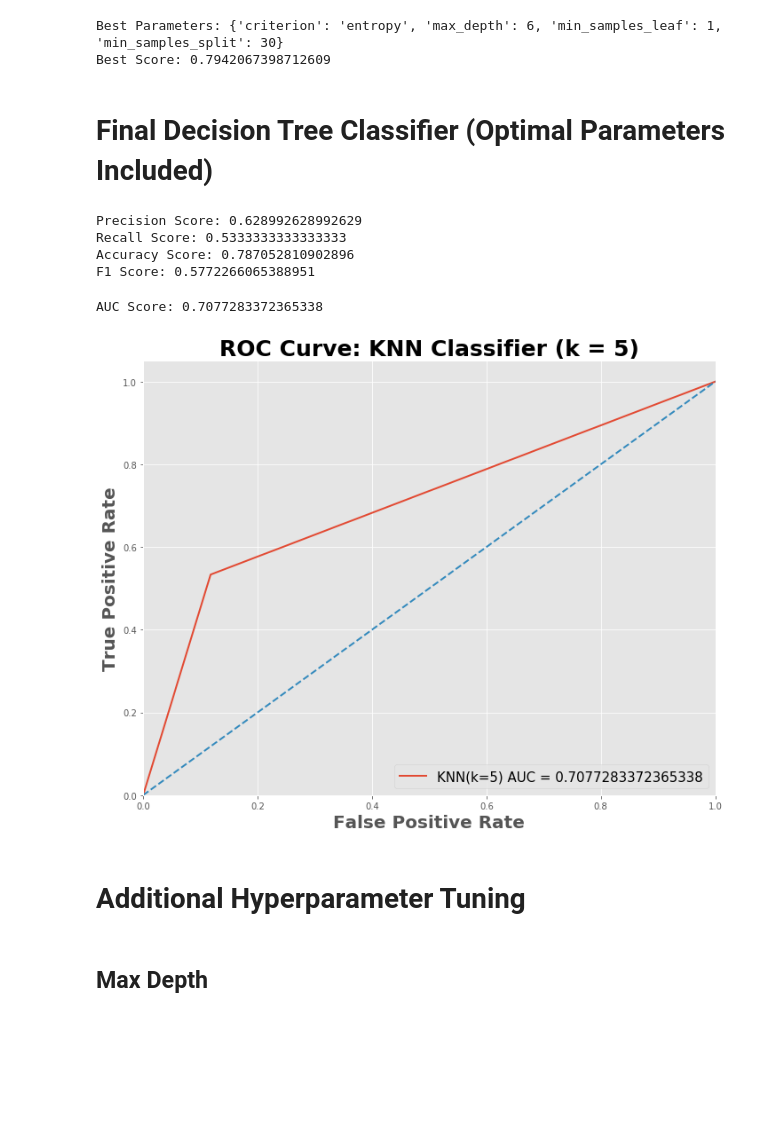
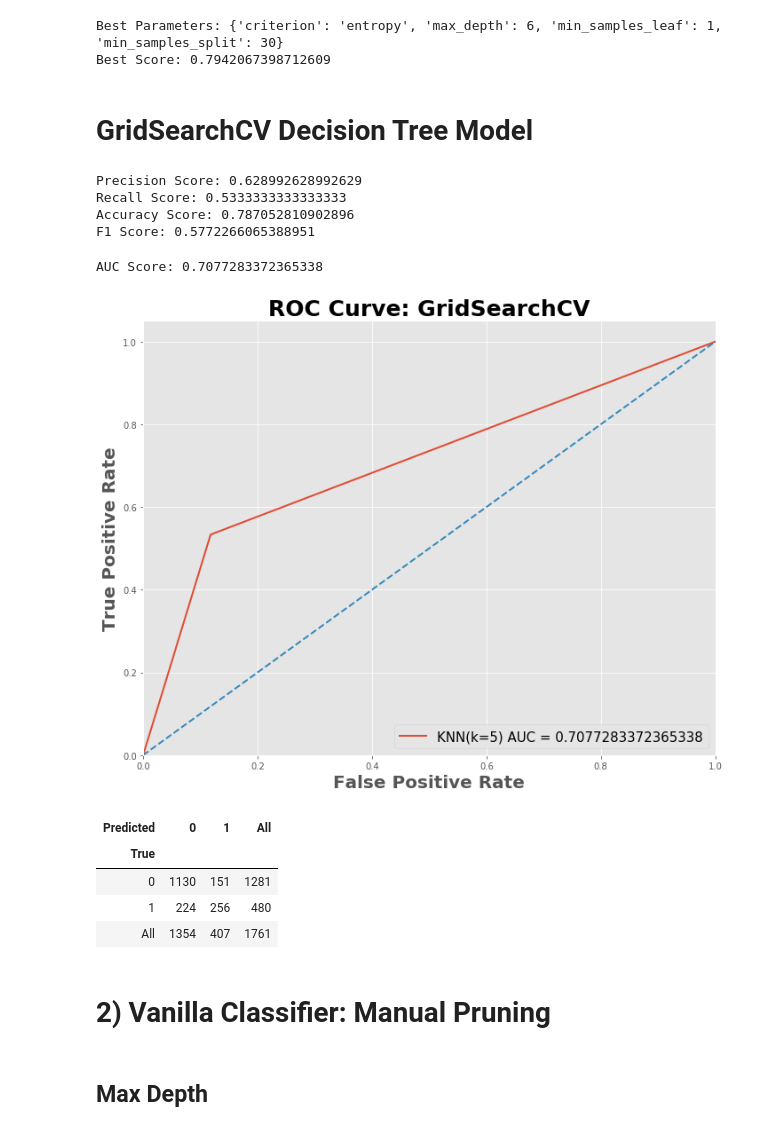
Before and after one commit to andrewcole33/telco_churn_analysis, a Jupyter notebook: decision_tree.ipynb, the cells around one changed output. Drawn from its saved outputs; the diff is of its cells as text; code cells hidden in the pictures; blank space fills up the shorter version.

Commit message:
Finish decision tree notebook

```diff
--- a/decision_tree.ipynb
+++ b/decision_tree.ipynb
@@ -137,7 +134,7 @@ print(f"Best Score: {gs_tree.best_score_}")
 Best Parameters: {'criterion': 'entropy', 'max_depth': 6, 'min_samples_leaf': 1, 'min_samples_split': 30}
 Best Score: 0.7942067398712609
 # %% [markdown]
-# Final Decision Tree Classifier (Optimal Parameters Included)
+# GridSearchCV Decision Tree Model
 # %%
 final_clf = DecisionTreeClassifier(
     criterion = 'entropy',
@@ -161,24 +158,32 @@ F1 Score: 0.5772266065388951
 # %%
 fpr, tpr, threshold = roc_curve(y_test, test_preds2)
 roc_auc = auc(fpr, tpr)
 print(f'AUC Score: {roc_auc}')
 
 plt.style.use('ggplot')
 plt.figure(figsize = (10,8))
 plt.plot(fpr, tpr,lw = 2, label = 'KNN(k=5) AUC = '+str(roc_auc))
 plt.plot([0,1],[0,1], linestyle = '--', lw = 2)
 plt.xlim([0,1])
 plt.ylim([0,1.05])
 plt.xlabel('False Positive Rate', fontsize = 20, fontweight = 'bold')
 plt.ylabel('True Positive Rate', fontsize = 20, fontweight = 'bold')
-plt.title('ROC Curve: KNN Classifier (k = 5)', fontsize = 25, fontweight = 'bold')
+plt.title('ROC Curve: GridSearchCV', fontsize = 25, fontweight = 'bold')
 plt.legend(loc = 4, fontsize = 15)
 plt.tight_layout()
 # %% [output]
 AUC Score: 0.7077283372365338
-[figure, old version]
+[figure, new version]
-# %% [markdown]
-# Additional Hyperparameter Tuning
+# %%
+pd.crosstab(y_test, test_preds2, rownames = ['True'], colnames = ['Predicted'], margins = True)
+# %% [output]
+| Predicted | 0 | 1 | All |
+| True |  |  |  |
+| 0 | 1130 | 151 | 1281 |
+| 1 | 224 | 256 | 480 |
+| All | 1354 | 407 | 1761 |
+# %% [markdown]
+# **2) Vanilla Classifier: Manual Pruning**
 # %% [markdown]
 ## Max Depth
 # %%
```
Also changed, not shown: parts of 13 cells of this notebook.
